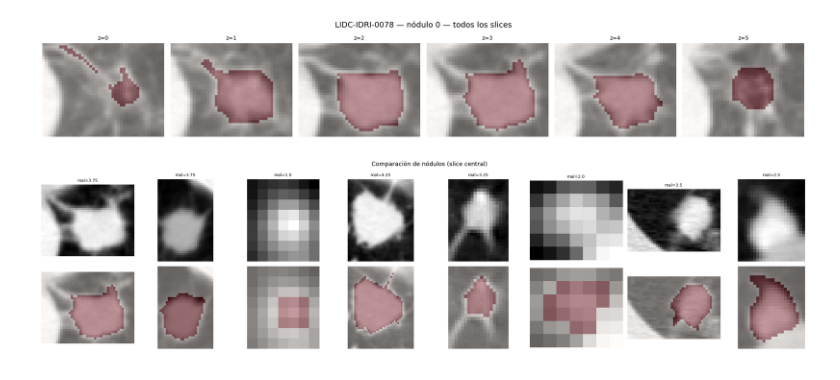
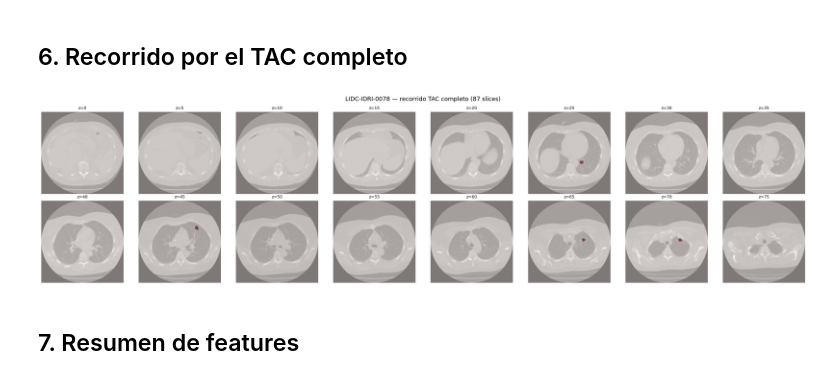
Before and after one commit to Loann-ca/TFM, a Jupyter notebook: visualize_data.ipynb, the cells around one changed output. Drawn from its saved outputs; the diff is of its cells as text; code cells hidden in the pictures.

Commit message:
modify visualize data

```diff
--- a/visualize_data.ipynb
+++ b/visualize_data.ipynb
@@ -83,0 +126,8 @@ plt.show()
+# %%
+# Mostrar solo la slice 49
+z = 47
+plt.figure(figsize=(6, 6))
+plt.imshow(ct[:, :, z], cmap="gray")
+plt.imshow(mask[:, :, z], alpha=0.5, cmap="Reds")
+plt.title(f"{patient_id} — slice z={z}", fontsize=14)
+plt.axis("off")
@@ -84,51 +171,31 @@ plt.show()
+# %% [markdown]
+## 6. Recorrido por el TAC completo
 # %%
-# Visualizar todos los slices del nódulo
-n_slices = ct.shape[2]
-cols = min(n_slices, 6)
-rows_grid = (n_slices + cols - 1) // cols
+n_show = 16
+step = max(ct.shape[2] // n_show, 1)
+slices = list(range(0, ct.shape[2], step))[:n_show]
+
+cols = min(n_show, 8)
+rows_grid = (len(slices) + cols - 1) // cols
 
 fig, axes = plt.subplots(rows_grid, cols, figsize=(3 * cols, 3 * rows_grid))
 axes = np.atleast_2d(axes)
 
-for i in range(rows_grid * cols):
-    r, c = divmod(i, cols)
+for idx in range(rows_grid * cols):
+    r, c = divmod(idx, cols)
     ax = axes[r, c]
-    if i < n_slices:
-        ax.imshow(ct[:, :, i], cmap="gray")
-        ax.imshow(mask[:, :, i], alpha=0.4, cmap="Reds")
-        ax.set_title(f"z={i}", fontsize=9)
+    if idx < len(slices):
+        z = slices[idx]
+        ax.imshow(ct[:, :, z], cmap="gray")
+        ax.imshow(mask[:, :, z], alpha=0.5, cmap="Reds")
+        ax.set_title(f"z={z}", fontsize=9)
     ax.axis("off")
 
-plt.suptitle(f"{row.patient_id} — nódulo {int(row.nodule_idx)} — todos los slices", fontsize=13)
+plt.suptitle(f"{patient_id} — recorrido TAC completo ({ct.shape[2]} slices)", fontsize=13)
 plt.tight_layout()
 plt.show()
 # %% [output]
-[figure, old version]
+[figure, new version]
-# %%
-# Comparar varios nódulos lado a lado (slice central de cada uno)
-n_show = min(8, len(meta))
-fig, axes = plt.subplots(2, n_show, figsize=(3 * n_show, 6))
-
-for i in range(n_show):
-    r = meta.iloc[i]
-    f = f"{r.patient_id}_nod{int(r.nodule_idx)}.npy"
-    ct_i = np.load(os.path.join(output_dir, "CT", f))
-    mask_i = np.load(os.path.join(output_dir, "masks", f))
-    z = ct_i.shape[2] // 2
-
-    axes[0, i].imshow(ct_i[:, :, z], cmap="gray")
-    axes[0, i].set_title(f"mal={r.malignancy}", fontsize=9)
-    axes[0, i].axis("off")
-
-    axes[1, i].imshow(ct_i[:, :, z], cmap="gray")
-    axes[1, i].imshow(mask_i[:, :, z], alpha=0.4, cmap="Reds")
-    axes[1, i].axis("off")
-
-axes[0, 0].set_ylabel("CT", fontsize=11)
-axes[1, 0].set_ylabel("CT + Máscara", fontsize=11)
-plt.suptitle("Comparación de nódulos (slice central)", fontsize=13)
-plt.tight_layout()
-plt.show()
-# %% [output]
-[figure, removed]
+# %% [markdown]
+## 7. Resumen de features
 # %%
```
Also changed, not shown: parts of 16 cells of this notebook.
